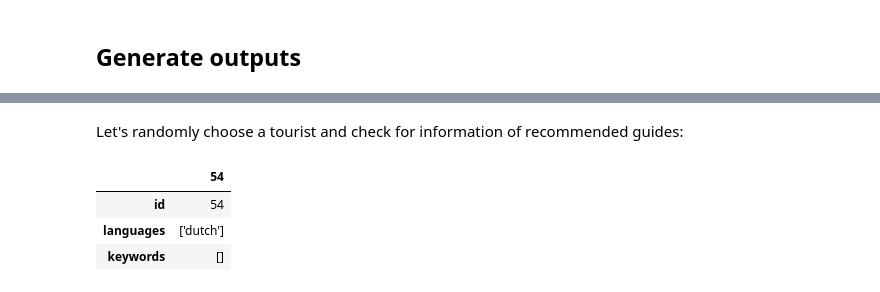
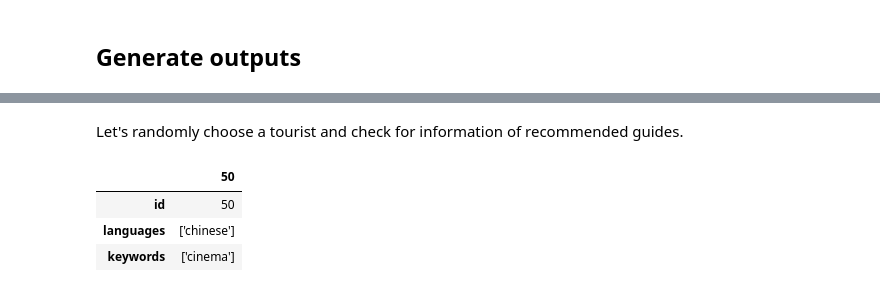
Before and after one commit to LorenzoAicardi/AsTourX, a Jupyter notebook: recommendersystem/RecommendationPipeline.ipynb, the cells around one changed output, grey strips where cells are left out. Saved outputs shown, nothing was run; the diff lists cells and outputs as text; code cells hidden in the pictures.

```diff
--- a/recommendersystem/RecommendationPipeline.ipynb
+++ b/recommendersystem/RecommendationPipeline.ipynb
@@ -628,15 +648,15 @@ result_df
 200 rows × 2 columns
 # %% [markdown]
-Let's randomly choose a tourist and check for information of recommended guides:
+Let's randomly choose a tourist and check for information of recommended guides.
 # %%
 # Show some examples: select a tourist by id to visualize the received recommendations
-sample_tourist = 54
+sample_tourist = 50
 pd.DataFrame(tourist_df.loc[sample_tourist,:])
 # %% [output]
-|  | 54 |
-| id | 54 |
-| languages | ['dutch'] |
-| keywords | [] |
+|  | 50 |
+| id | 50 |
+| languages | ['chinese'] |
+| keywords | ['cinema'] |
 # %%
 # List of recommended guides
 sample_guide_list = list(map(int, recommendations[sample_tourist].split(" ")))
```
Also changed, not shown: parts of 26 cells of this notebook.
